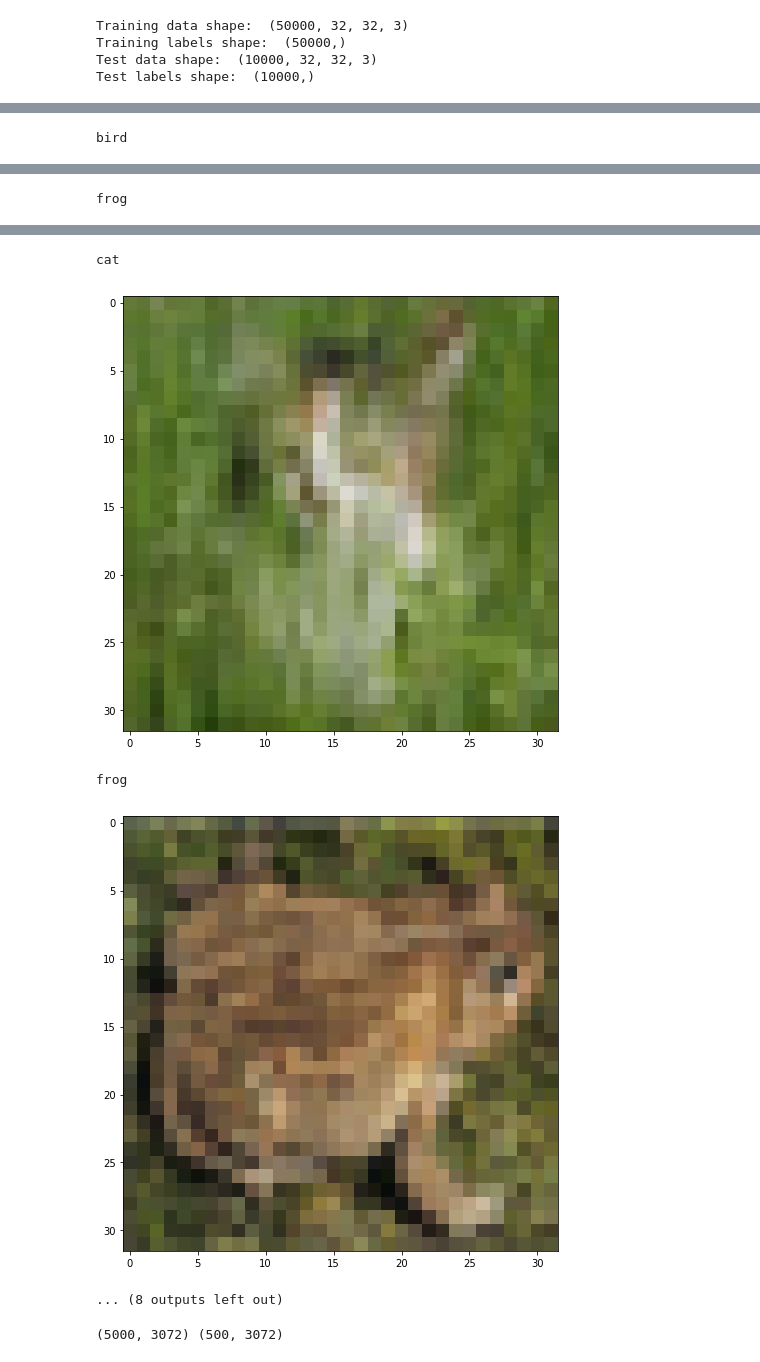
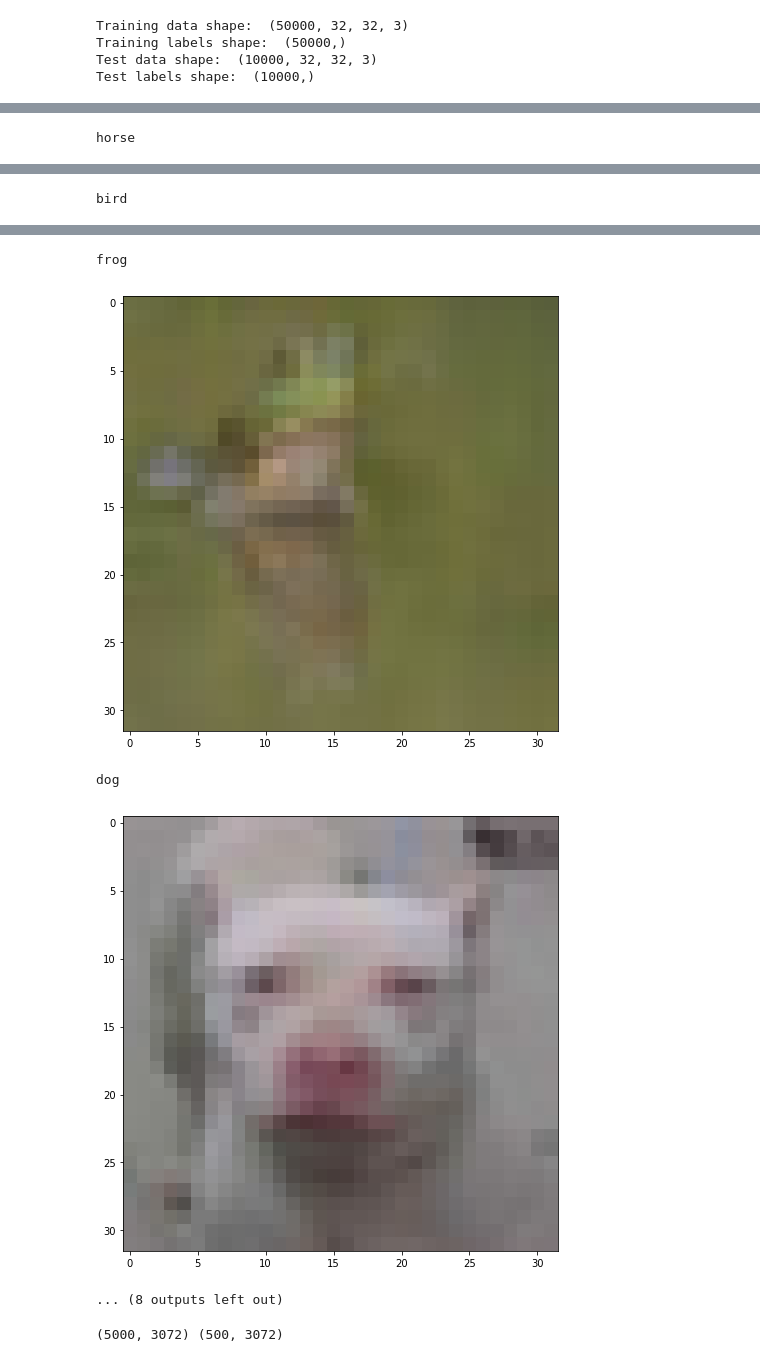
Before and after one commit to FrolovIlja/cs231n, a Jupyter notebook: assignment1/knn.ipynb, the cells around one changed output, grey strips where cells are left out. Drawn from its saved outputs; the diff is of its cells as text; code cells hidden in the pictures.

```diff
--- a/assignment1/knn.ipynb
+++ b/assignment1/knn.ipynb
@@ -82,7 +84,8 @@ y_test = y_test[mask]
 # %%
-for i in [291, 304, 138, 309, 456, 481, 167, 413, 395,  48]:
+for i in [183, 295, 326, 291, 309, 446,  97, 140, 424, 304]:
     plt.imshow(X_test[i].astype('uint8'))
     print(classes[y_test[i]])
+#     print(X_test[i])
     plt.show()
 # %% [output]
 bird
@@ -92 +95 @@ frog
-bird
+horse
@@ -94 +97 @@ bird
-frog
+bird
@@ -96,7 +99,7 @@ frog
-cat
+frog
-[figure, old version]
+[figure, new version]
-frog
+dog
-[figure, old version]
+[figure, new version]
 ... (8 outputs left out)
 # %%
 # Reshape the image data into rows
```
Also changed, not shown: parts of 12 cells of this notebook, 1 other file.
